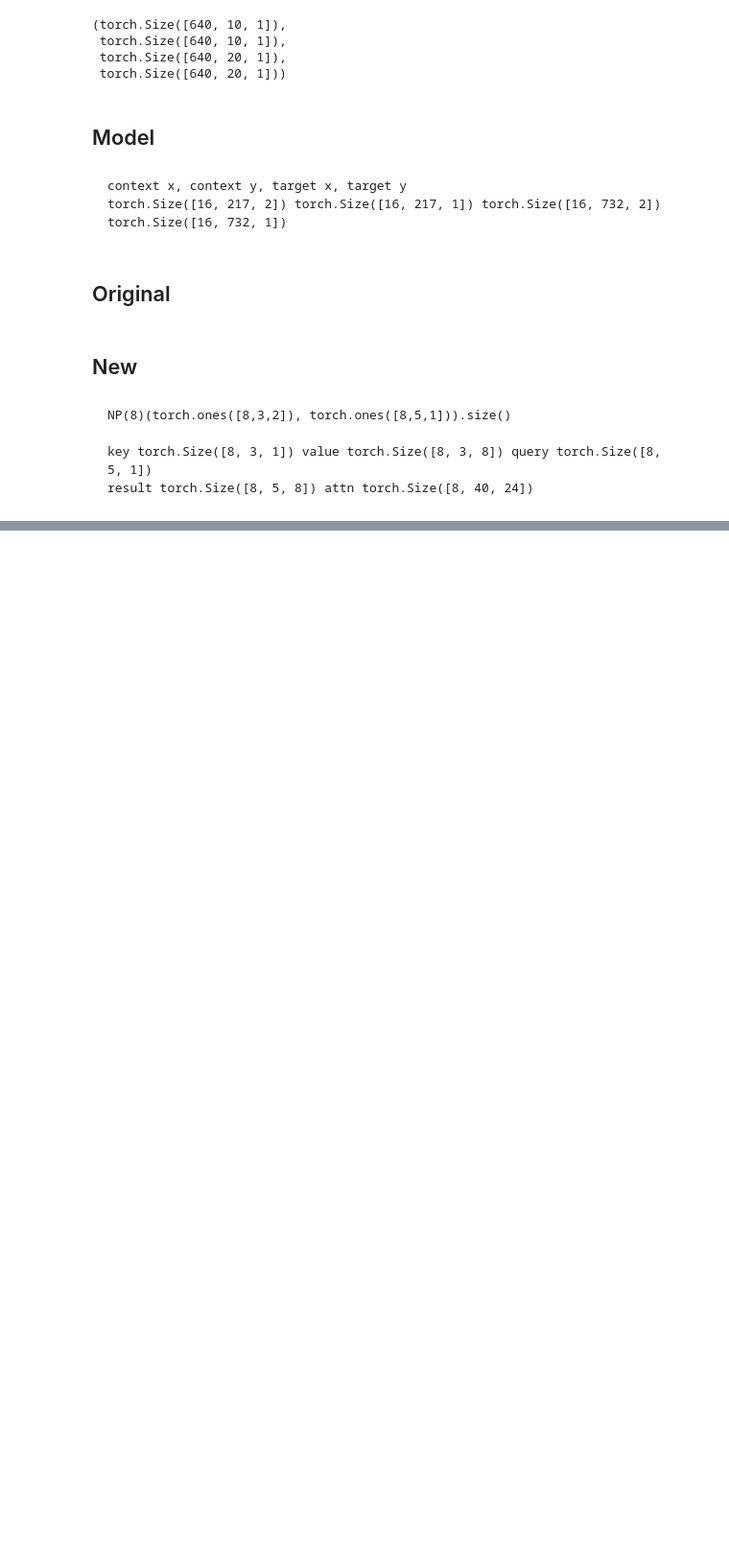
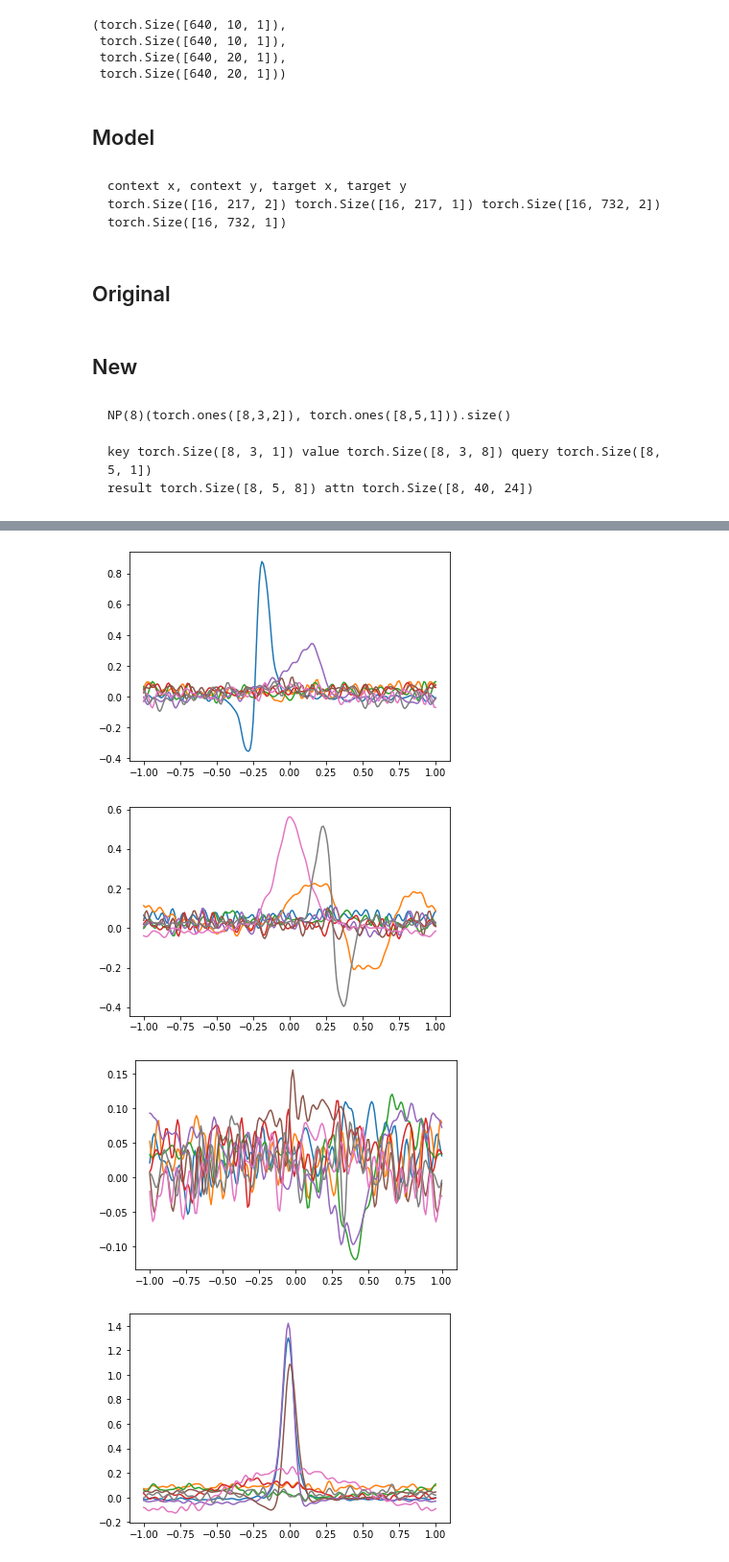
Before and after one commit to fg91/experiments, a Jupyter notebook: attentive_neural_processes.ipynb, the cells around one changed output, grey strips where cells are left out. Shown at 96% size. Drawn from its saved outputs; the diff is of its cells as text; code cells hidden in the pictures; blank space fills up the shorter version.

```diff
--- a/attentive_neural_processes.ipynb
+++ b/attentive_neural_processes.ipynb
@@ -924,0 +999,20 @@ plt.show()
+# %%
+#viz kernel fourier features
+for ca in list(pl_model.model.deterministic_encoder.cross_attentions): #z_attentions self_attentions
+  mh = ca.multihead
+  kr = mh.real_amps.view([mh.h, -1]).cpu()
+  ki = mh.imag_amps.view([mh.h, -1]).cpu()
+  pi = torch.acos(torch.zeros(1)).item() * 2
+  freq = mh.get_freqs(ki.shape[-1]).cpu()
+
+  plt.figure()
+  for i in range(kr.size()[0]):
+    step = 0.01
+    x = torch.arange(-1, 1+step, step=step)
+    y = [torch.sum(torch.cos(freq*x[q])*kr[i] + torch.sin(freq*x[q])*ki[i]).detach().cpu().numpy() for q in range(x.shape[0])]
+    plt.plot(x.detach().numpy(), y)
+# %% [output]
+[figure, added]
+[figure, added]
+[figure, added]
+[figure, added]
```
Also changed, not shown: parts of 19 cells of this notebook.
